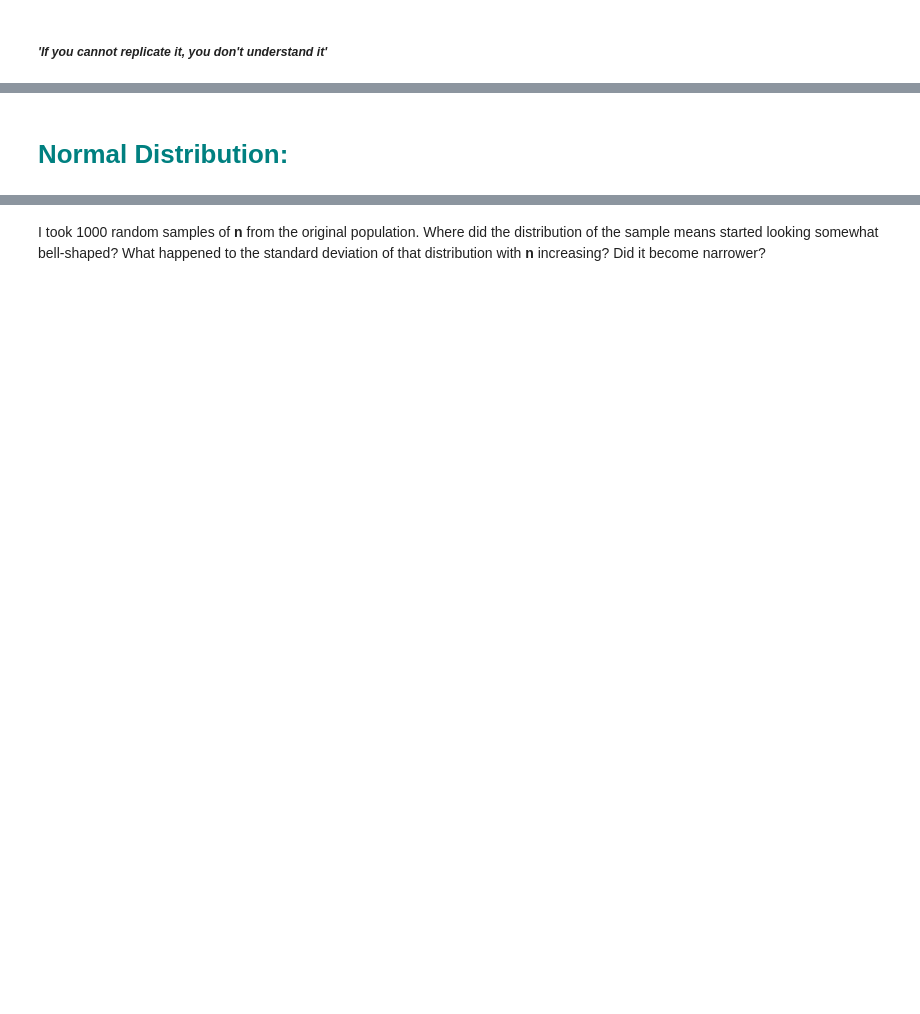
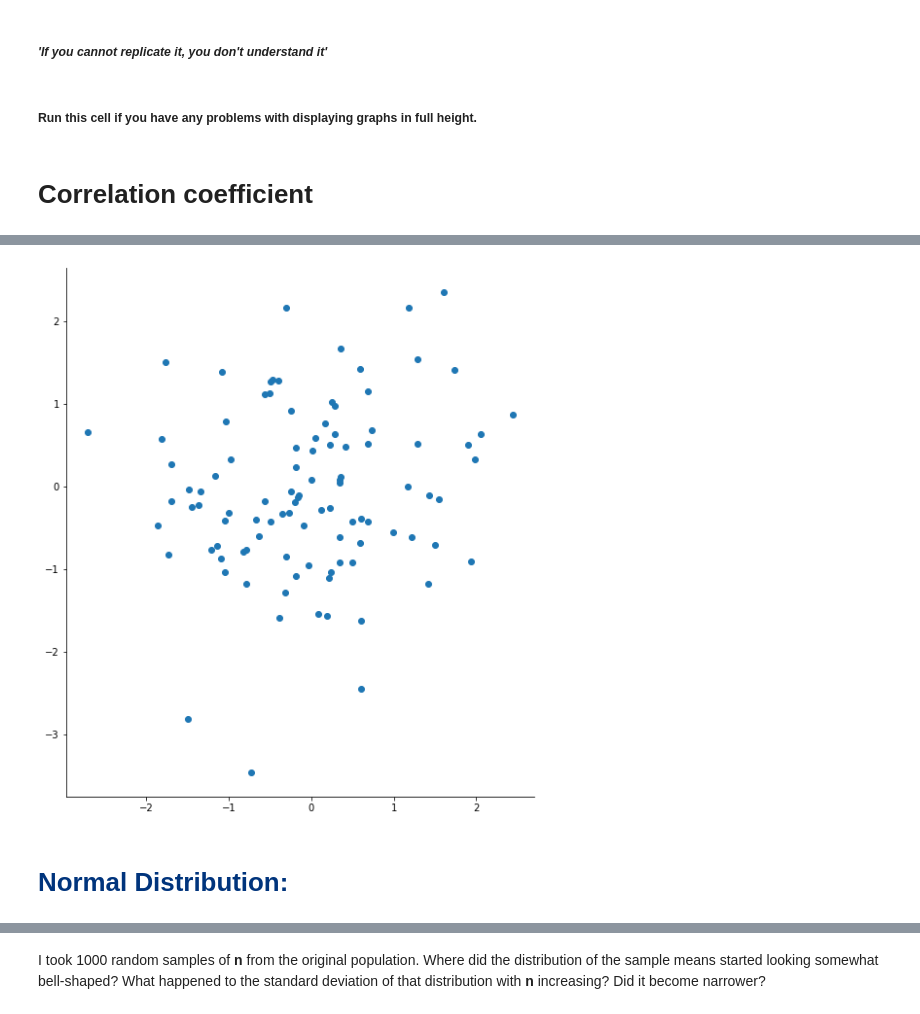
Before and after one commit to KilovoIt/Jupyter-Notebooks, a Jupyter notebook: Cheatsheet.ipynb, the cells around one changed output, grey strips where cells are left out. Saved outputs shown, nothing was run; the diff lists cells and outputs as text; code cells hidden in the pictures; blank space fills up the shorter version.

Commit message:
Fixed Colormapping

```diff
--- a/Cheatsheet.ipynb
+++ b/Cheatsheet.ipynb
@@ -2,4 +2,6 @@
 <a href="https://colab.research.google.com/github/KilovoIt/Jupyter-Notebooks/blob/main/Cheatsheet.ipynb" target="_parent"><img src="https://colab.research.google.com/assets/colab-badge.svg" alt="Open In Colab"/></a>
 # %% [markdown]
 ##### *'If you cannot replicate it, you don't understand it'*
+# %% [markdown]
+##### Run this cell if you have any problems with displaying graphs in full height.
 # %%
@@ -7,3 +11,31 @@ from IPython.display import Javascript
 def resize_colab_cell():
   display(Javascript('google.colab.output.setIframeHeight(0, true, {maxHeight: 5000})'))
 get_ipython().events.register('pre_run_cell', resize_colab_cell)
+# %% [markdown]
+# Correlation coefficient
+# %%
+import matplotlib.pyplot as plt
+import random
+import numpy as np
+import pandas as pd
+
+def draw_scatter():
+    rng = np.random.RandomState(15)
+    x_corr = rng.randn(100)
+    y_corr = rng.randn(100)
+
+    df_corr =  pd.DataFrame()
+    df_corr['x'] = x_corr
+    df_corr['y'] = y_corr
+
+    fig_corr = plt.figure(figsize=(20, 10))
+    ax_corr = plt.subplot(111)
+    ax_corr.scatter(x_corr, y_corr)
+    ax_corr.spines['top'].set_visible(False)
+    ax_corr.spines['right'].set_visible(False)
+    ax_corr.set_aspect(1)
+    plt.show()
+
+
+draw_scatter()
+# %% [output]
@@ -10,2 +43,3 @@ get_ipython().events.register('pre_run_cell', resize_colab_cell)
+[figure, added]
 # %% [markdown]
-# <font color='Teal'>**Normal Distribution:**</font>
+# <font color='#00347C'>**Normal Distribution:**</font>
```
Also changed, not shown: parts of 14 cells of this notebook.
